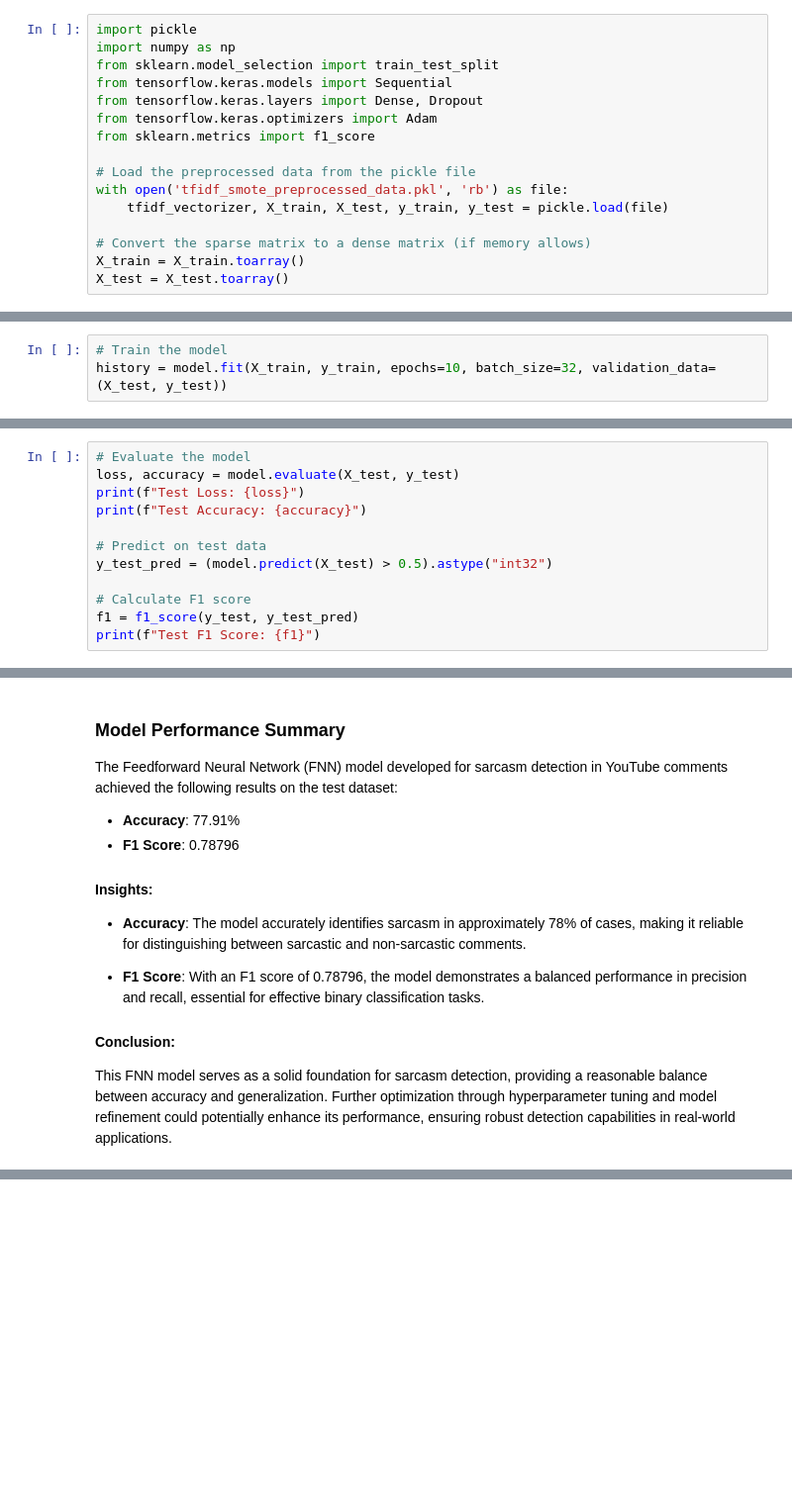
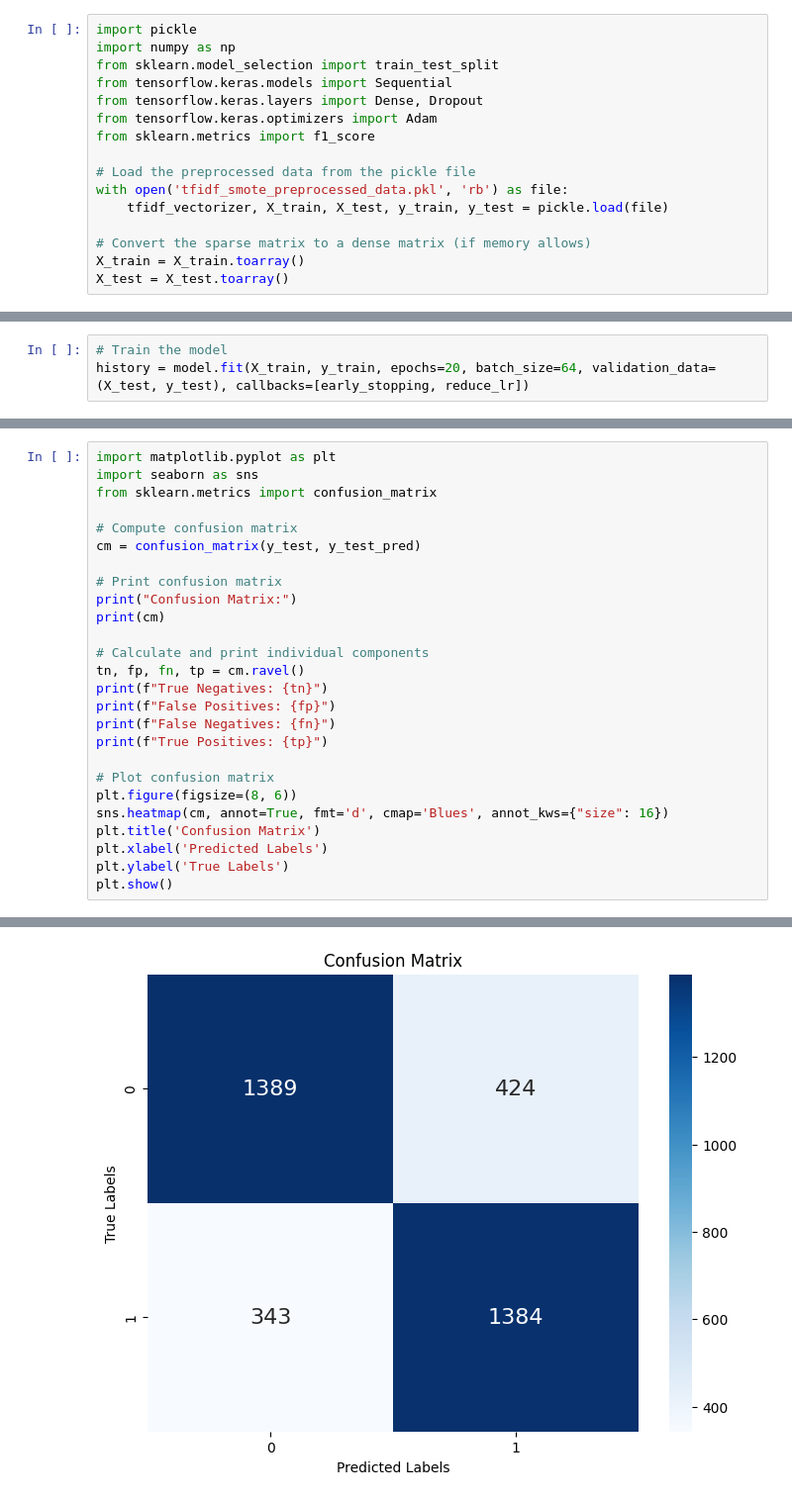
Before and after one commit to spring-board-b2-sarcasm-detection/Group-4, a Jupyter notebook: Finalized_Dl_Model/finalized_model.ipynb, the cells around one changed output, grey strips where cells are left out. Shown at 99% size. Cells and saved outputs as stored; diff of their text form; blank space fills up the shorter version.

```diff
--- a/Finalized_Dl_Model/finalized_model_.ipynb
+++ b/Finalized_Dl_Model/finalized_model.ipynb
@@ -232,4 +272,4 @@ model.compile(optimizer=Adam(learning_rate=0.001), loss='binary_crossentropy', m
 # %%
 # Train the model
-history = model.fit(X_train, y_train, epochs=10, batch_size=32, validation_data=(X_test, y_test))
+history = model.fit(X_train, y_train, epochs=20, batch_size=64, validation_data=(X_test, y_test), callbacks=[early_stopping, reduce_lr])
 # %% [output]
@@ -364,12 +317,0 @@ Epoch 10/10
-# %%
-# Evaluate the model
-loss, accuracy = model.evaluate(X_test, y_test)
-print(f"Test Loss: {loss}")
-print(f"Test Accuracy: {accuracy}")
-
-# Predict on test data
-y_test_pred = (model.predict(X_test) > 0.5).astype("int32")
-
-# Calculate F1 score
-f1 = f1_score(y_test, y_test_pred)
-print(f"Test F1 Score: {f1}")
@@ -382,17 +318,27 @@ Test F1 Score: 0.7879609544468547
-# %% [markdown]
-### Model Performance Summary
-
-The Feedforward Neural Network (FNN) model developed for sarcasm detection in YouTube comments achieved the following results on the test dataset:
-
-- **Accuracy**: 77.91%
-- **F1 Score**: 0.78796
-
-#### Insights:
-
-- **Accuracy**: The model accurately identifies sarcasm in approximately 78% of cases, making it reliable for distinguishing between sarcastic and non-sarcastic comments.
-
-- **F1 Score**: With an F1 score of 0.78796, the model demonstrates a balanced performance in precision and recall, essential for effective binary classification tasks.
-
-#### Conclusion:
-
-This FNN model serves as a solid foundation for sarcasm detection, providing a reasonable balance between accuracy and generalization. Further optimization through hyperparameter tuning and model refinement could potentially enhance its performance, ensuring robust detection capabilities in real-world applications.
+# %%
+import matplotlib.pyplot as plt
+import seaborn as sns
+from sklearn.metrics import confusion_matrix
+
+# Compute confusion matrix
+cm = confusion_matrix(y_test, y_test_pred)
+
+# Print confusion matrix
+print("Confusion Matrix:")
+print(cm)
+
+# Calculate and print individual components
+tn, fp, fn, tp = cm.ravel()
+print(f"True Negatives: {tn}")
+print(f"False Positives: {fp}")
+print(f"False Negatives: {fn}")
+print(f"True Positives: {tp}")
+
+# Plot confusion matrix
+plt.figure(figsize=(8, 6))
+sns.heatmap(cm, annot=True, fmt='d', cmap='Blues', annot_kws={"size": 16})
+plt.title('Confusion Matrix')
+plt.xlabel('Predicted Labels')
+plt.ylabel('True Labels')
+plt.show()
+# %% [output]
@@ -398,0 +352 @@ This FNN model serves as a solid foundation for sarcasm detection, providing a r
+[figure, added]
```
Also changed, not shown: parts of 22 cells of this notebook.
